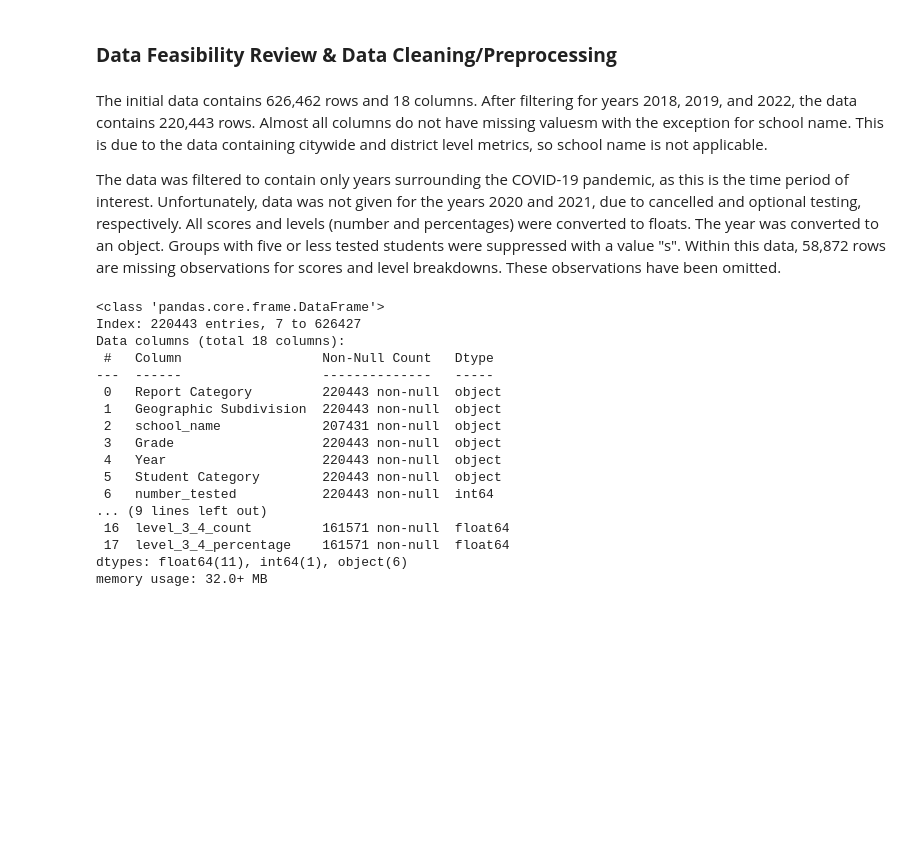
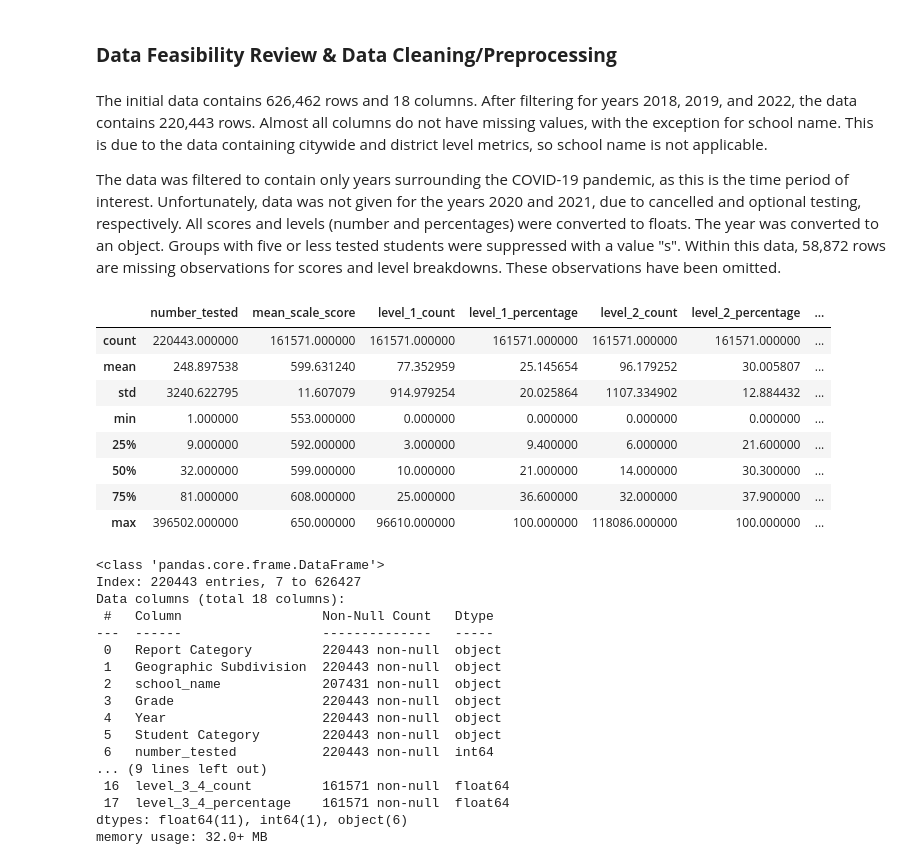
Before and after one commit to madisonajones/Master-s-Project, a Jupyter notebook: EDA_1.ipynb, the cells around one changed output. Saved outputs shown, nothing was run; the diff lists cells and outputs as text; code cells hidden in the pictures; blank space fills up the shorter version.

```diff
--- a/EDA_1.ipynb
+++ b/EDA_1.ipynb
@@ -6,7 +6,7 @@ data = pd.read_csv("ELA_data_2013_2023.csv")
 # %% [markdown]
 ### **Data Feasibility Review & Data Cleaning/Preprocessing**
 # %% [markdown]
-The initial data contains 626,462 rows and 18 columns. After filtering for years 2018, 2019, and 2022, the data contains 220,443 rows. Almost all columns do not have missing valuesm with the exception for school name. This is due to the data containing citywide and district level metrics, so school name is not applicable.
+The initial data contains 626,462 rows and 18 columns. After filtering for years 2018, 2019, and 2022, the data contains 220,443 rows. Almost all columns do not have missing values, with the exception for school name. This is due to the data containing citywide and district level metrics, so school name is not applicable.
 
 The data was filtered to contain only years surrounding the COVID-19 pandemic, as this is the time period of interest. Unfortunately, data was not given for the years 2020 and 2021, due to cancelled and optional testing, respectively. All scores and levels (number and percentages) were converted to floats. The year was converted to an object. Groups with five or less tested students were suppressed with a value "s". Within this data, 58,872 rows are missing observations for scores and level breakdowns. These observations have been omitted.
 # %%
@@ -14,6 +14,18 @@ from data_cleaning import cleaning_data, change_variable_type
 school_data = cleaning_data(data) # filter for year, rename some vars
 # %%
 # school_data.info() # check
+# %%
+school_data.describe()
+# %% [output]
+|  | number_tested | mean_scale_score | level_1_count | level_1_percentage | level_2_count | level_2_percentage | ... |
+| count | 220443.000000 | 161571.000000 | 161571.000000 | 161571.000000 | 161571.000000 | 161571.000000 | ... |
+| mean | 248.897538 | 599.631240 | 77.352959 | 25.145654 | 96.179252 | 30.005807 | ... |
+| std | 3240.622795 | 11.607079 | 914.979254 | 20.025864 | 1107.334902 | 12.884432 | ... |
+| min | 1.000000 | 553.000000 | 0.000000 | 0.000000 | 0.000000 | 0.000000 | ... |
+| 25% | 9.000000 | 592.000000 | 3.000000 | 9.400000 | 6.000000 | 21.600000 | ... |
+| 50% | 32.000000 | 599.000000 | 10.000000 | 21.000000 | 14.000000 | 30.300000 | ... |
+| 75% | 81.000000 | 608.000000 | 25.000000 | 36.600000 | 32.000000 | 37.900000 | ... |
+| max | 396502.000000 | 650.000000 | 96610.000000 | 100.000000 | 118086.000000 | 100.000000 | ... |
 # %%
 # convert num columns
 cols = ['mean_scale_score','level_1_count','level_2_count','level_3_count', 'level_4_count', 'level_4_percentage', 'level_3_4_count',
```
Also changed, not shown: parts of 6 cells of this notebook.
